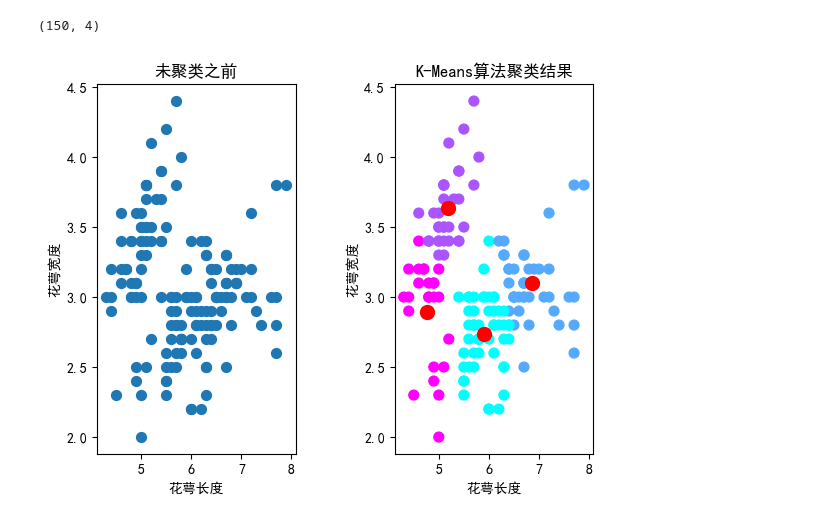
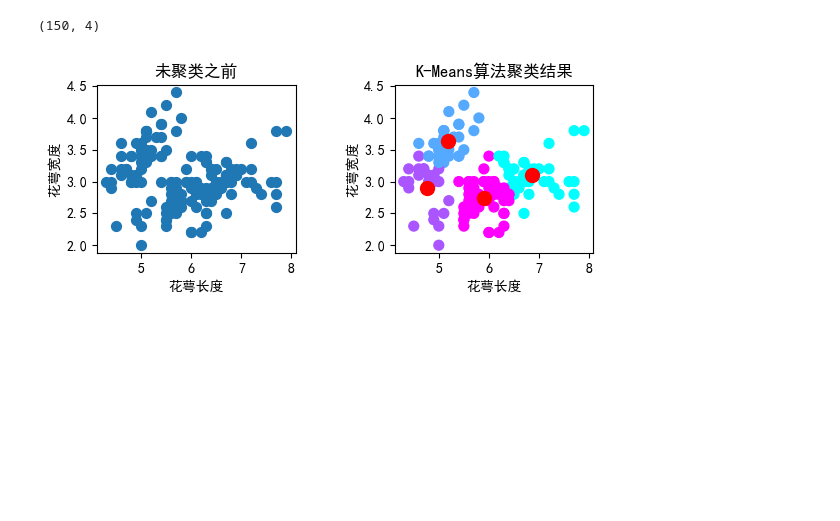
Before and after one commit to frankRenlf/ml_study1, a Jupyter notebook: pythonProject/kmeans.ipynb, the cells around one changed output. Drawn from its saved outputs; the diff is of its cells as text; code cells hidden in the pictures; blank space fills up the shorter version.

```diff
--- a/pythonProject/kmeans.ipynb
+++ b/pythonProject/kmeans.ipynb
@@ -14,33 +14,36 @@ iris = load_iris()
 print(iris.data.shape)
 X = iris.data[:, :2]  # 通过花萼的两个特征（长度和宽度）来聚类
 k = 4  # 假设聚类为 4 类，默认分为 8 个 簇
 # 构建算法模型
 km = KMeans(n_clusters=k, n_init=10)  # n_clusters参数表示分成几个簇（此处k=3）
 km.fit(X)
 
 # 获取聚类后样本所属簇的对应编号（label_pred）
 label_pred = km.labels_  # labels_属性表示每个点的分簇号，会得到一个关于簇编号的数组
 centroids = km.cluster_centers_  #cluster_center 属性用来获取簇的质心点，得到一个关于质心的二维数组，形如[[x1,y1],[x2,y2],[x3,x3]]
 
 # 未聚类前的数据分布图
-plt.subplot(121)
+# plt.subplot(121)
+ax_pre = plt.subplot(2, 2, 1)
 plt.scatter(X[:, 0], X[:, 1], s=50)
 plt.xlabel('花萼长度')
 plt.ylabel('花萼宽度')
 plt.title("未聚类之前")
 # wspace 两个子图之间保留的空间宽度
 plt.subplots_adjust(wspace=0.5)  # subplots_adjust（）用于调整边距和子图间距
 # 聚类后的分布图
-plt.subplot(122)
+ax_cur = plt.subplot(2, 2, 2)
 # c：表示颜色和色彩序列，此处与 cmap 颜色映射一起使用（cool是颜色映射值）s表示散点的的大小，marker表示标记样式（散点样式）
 plt.scatter(X[:, 0], X[:, 1], c=label_pred, s=50, cmap='cool')
 # 绘制质心点
 plt.scatter(centroids[:, 0], centroids[:, 1], c='red', marker='o', s=100)
 plt.xlabel('花萼长度')
 plt.ylabel('花萼宽度')
 plt.title("K-Means算法聚类结果")
+
+plt.subplots_adjust(wspace=0.5)
 plt.show()
 # print(X[:, :2])
 # %% [output]
 (150, 4)
-[figure, old version]
+[figure, new version]
```
